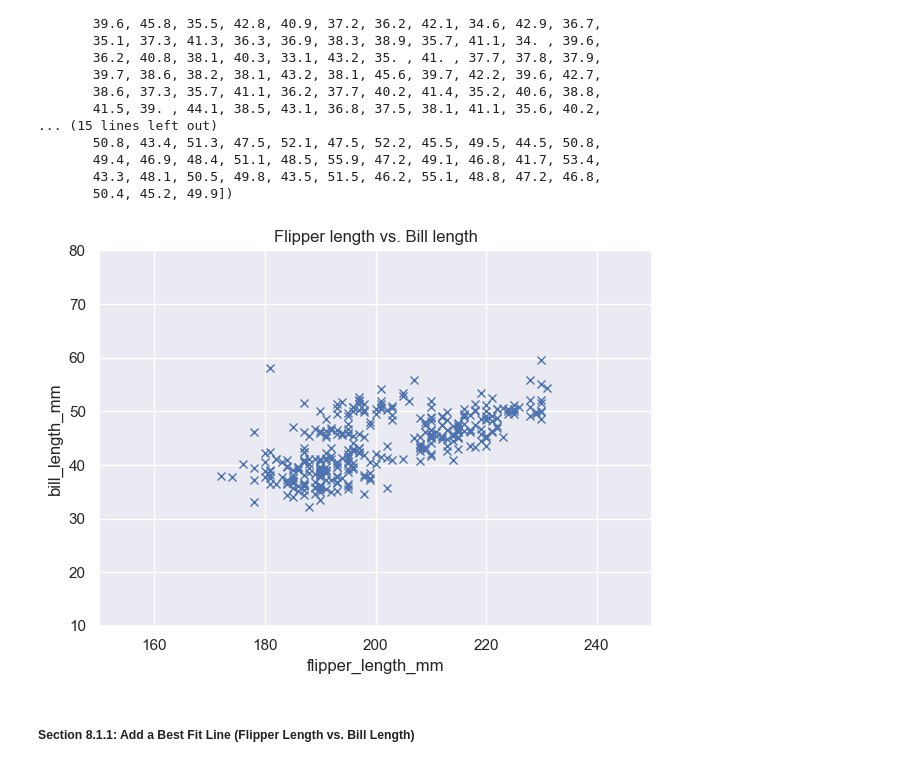
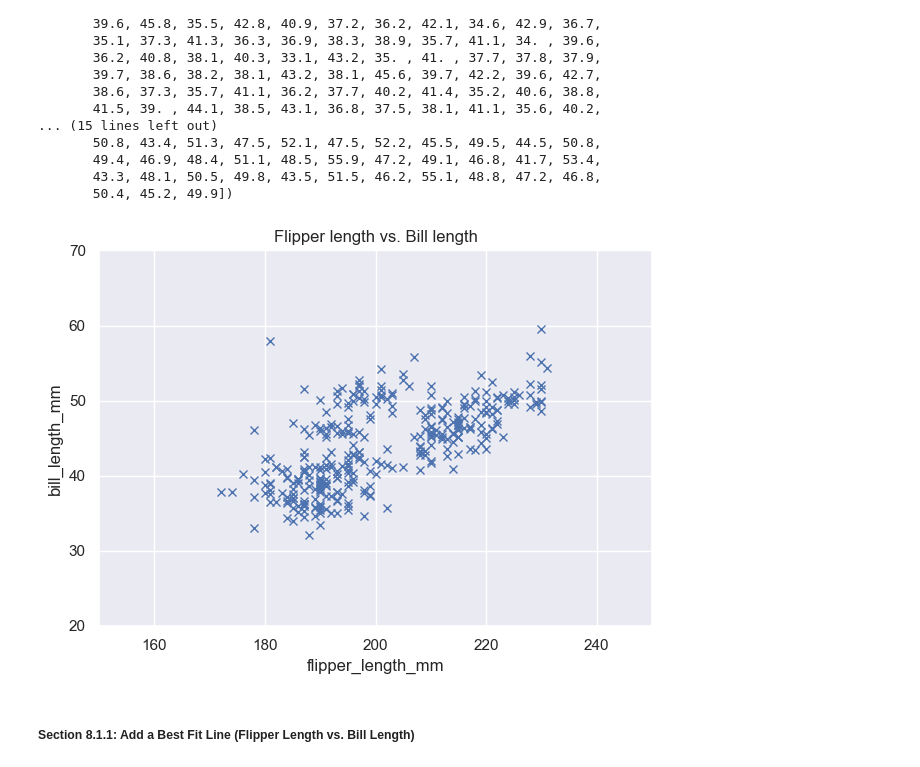
Before and after one commit to galto4/mywork, a Jupyter notebook: penguins.ipynb, the cells around one changed output. Cells and saved outputs as stored; diff of their text form; code cells hidden in the pictures.

```diff
--- a/penguins.ipynb
+++ b/penguins.ipynb
@@ -394,24 +394,24 @@ array([39.1, 39.5, 40.3, 36.7, 39.3, 38.9, 39.2, 41.1, 38.6, 34.6, 36.6,
 # %%
 # Simple Plot
 plt.plot(flen, blen, 'x')
 
 # Add Axis Labels
 
 plt.xlabel('flipper_length_mm')
 plt.ylabel('bill_length_mm')
 
 # Add a Title
 plt.title('Flipper length vs. Bill length')
 
 # Set the X Limits
 plt.xlim(150, 250) # Adjusting limits for optimal plot view
 
 # Set the Y Limits
-plt.ylim(10, 80) # Adjusting limits for optimal plot view
+plt.ylim(20, 70) # Adjusting limits for optimal plot view
 
 plt.tight_layout() # Adjust the padding between and around subplots
 # %% [output]
-[figure, old version]
+[figure, new version]
 # %% [markdown]
 ##### <b>Section 8.1.1: Add a Best Fit Line (Flipper Length vs. Bill Length)</b>
 # %% [markdown]
```
Also changed, not shown: parts of 4 cells of this notebook, 1 other file.
